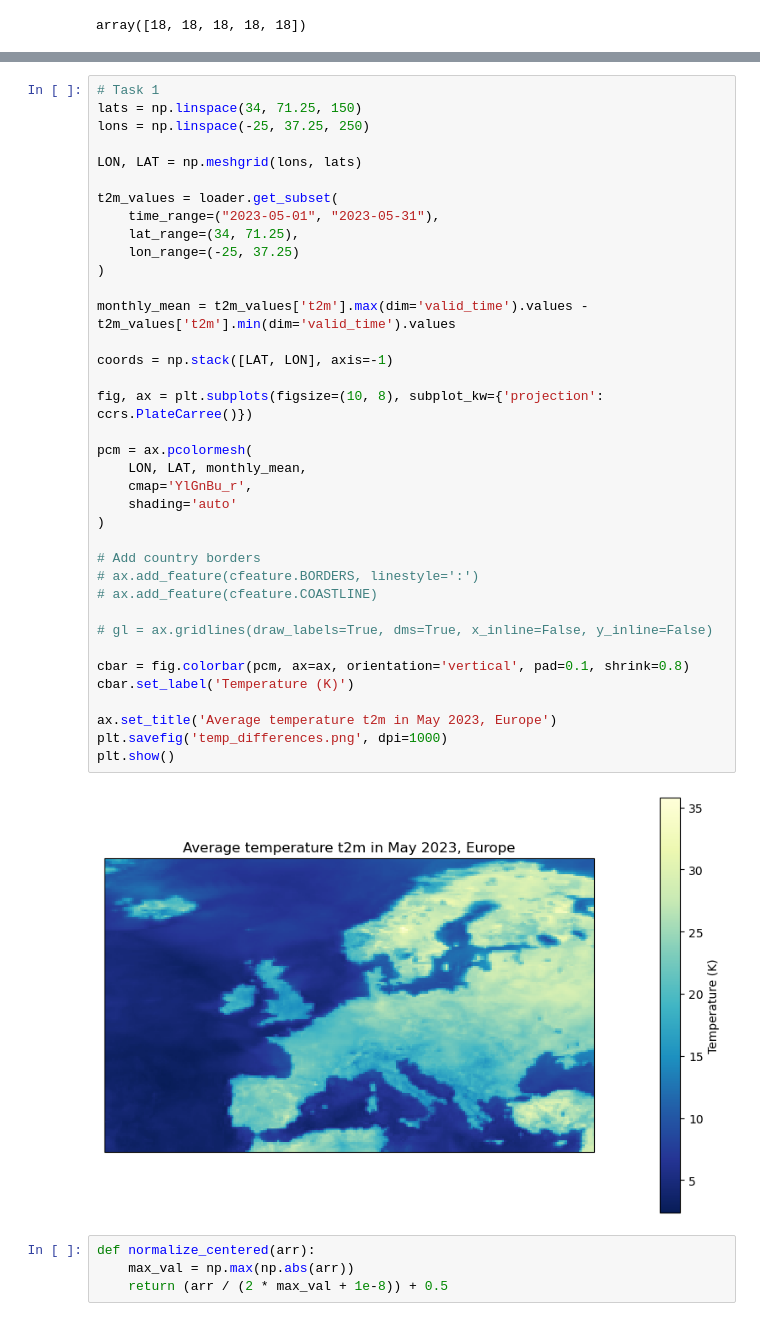
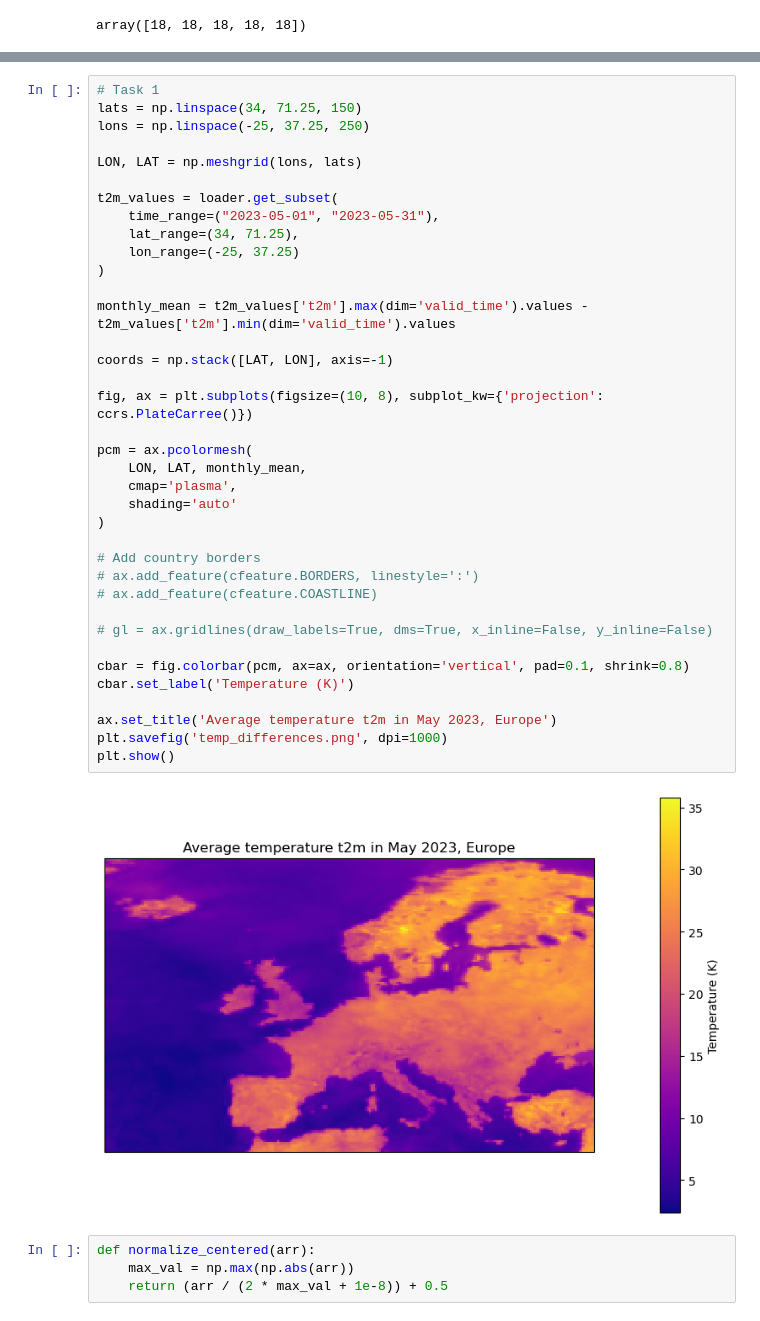
Before and after one commit to Buusta/Data-Science-Groep-10, a Jupyter notebook: cases/hackaton/hackathon.ipynb, the cells around one changed output, grey strips where cells are left out. Cells and saved outputs as stored; diff of their text form.

```diff
--- a/cases/hackaton/hackathon.ipynb
+++ b/cases/hackaton/hackathon.ipynb
@@ -432,35 +533,35 @@ LON, LAT = np.meshgrid(lons, lats)
 t2m_values = loader.get_subset(
     time_range=("2023-05-01", "2023-05-31"),
     lat_range=(34, 71.25),
     lon_range=(-25, 37.25)
 )
 
 monthly_mean = t2m_values['t2m'].max(dim='valid_time').values - t2m_values['t2m'].min(dim='valid_time').values
 
 coords = np.stack([LAT, LON], axis=-1)
 
 fig, ax = plt.subplots(figsize=(10, 8), subplot_kw={'projection': ccrs.PlateCarree()})
 
 pcm = ax.pcolormesh(
     LON, LAT, monthly_mean,
-    cmap='YlGnBu_r',
+    cmap='plasma',
     shading='auto'
 )
 
 # Add country borders
 # ax.add_feature(cfeature.BORDERS, linestyle=':')
 # ax.add_feature(cfeature.COASTLINE)
 
 # gl = ax.gridlines(draw_labels=True, dms=True, x_inline=False, y_inline=False)
 
 cbar = fig.colorbar(pcm, ax=ax, orientation='vertical', pad=0.1, shrink=0.8)
 cbar.set_label('Temperature (K)')
 
 ax.set_title('Average temperature t2m in May 2023, Europe')
 plt.savefig('temp_differences.png', dpi=1000)
 plt.show()
 # %% [output]
-[figure, old version]
+[figure, new version]
 # %%
 def normalize_centered(arr):
     max_val = np.max(np.abs(arr))
```
Also changed, not shown: parts of 18 cells of this notebook, 2 other files.
